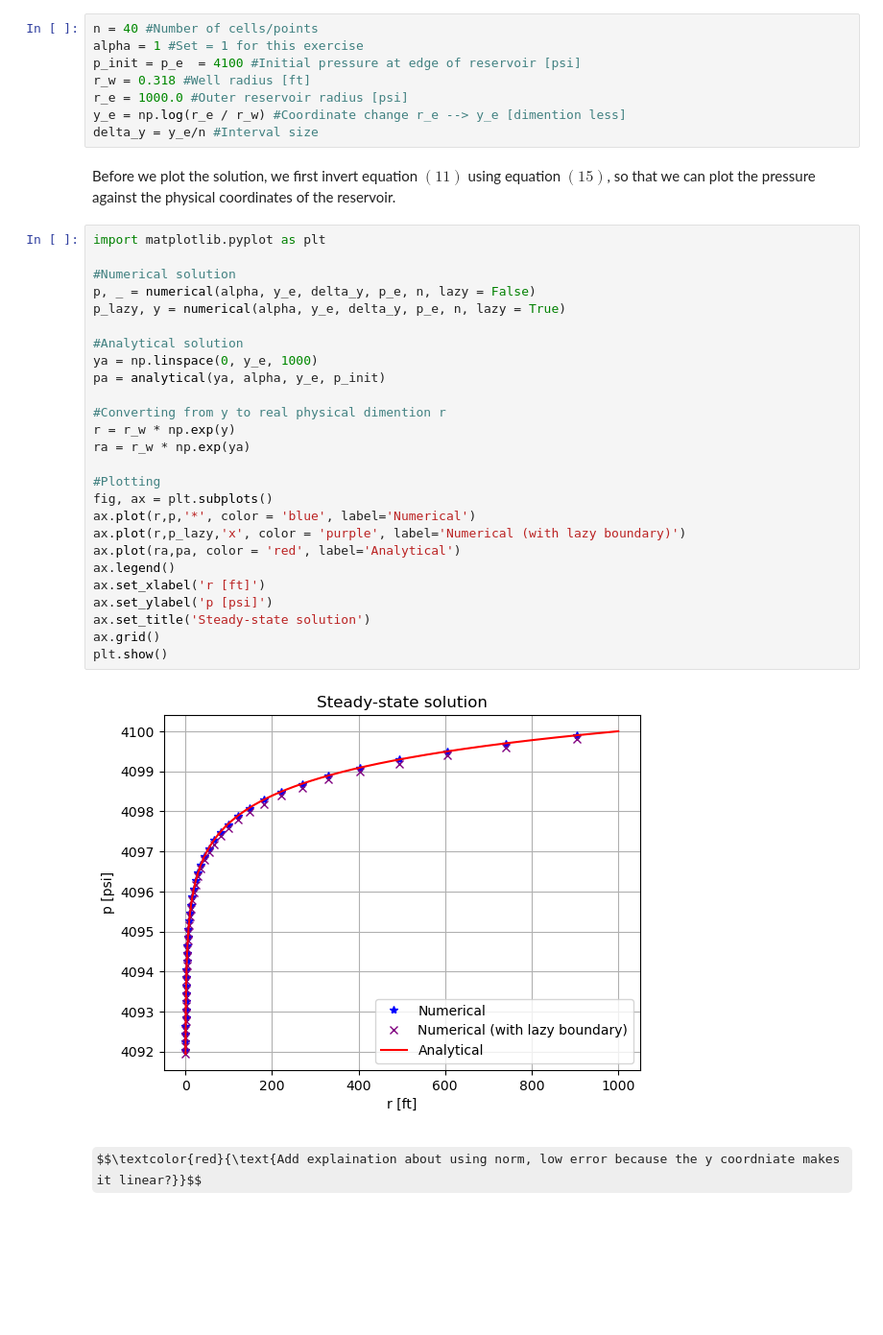
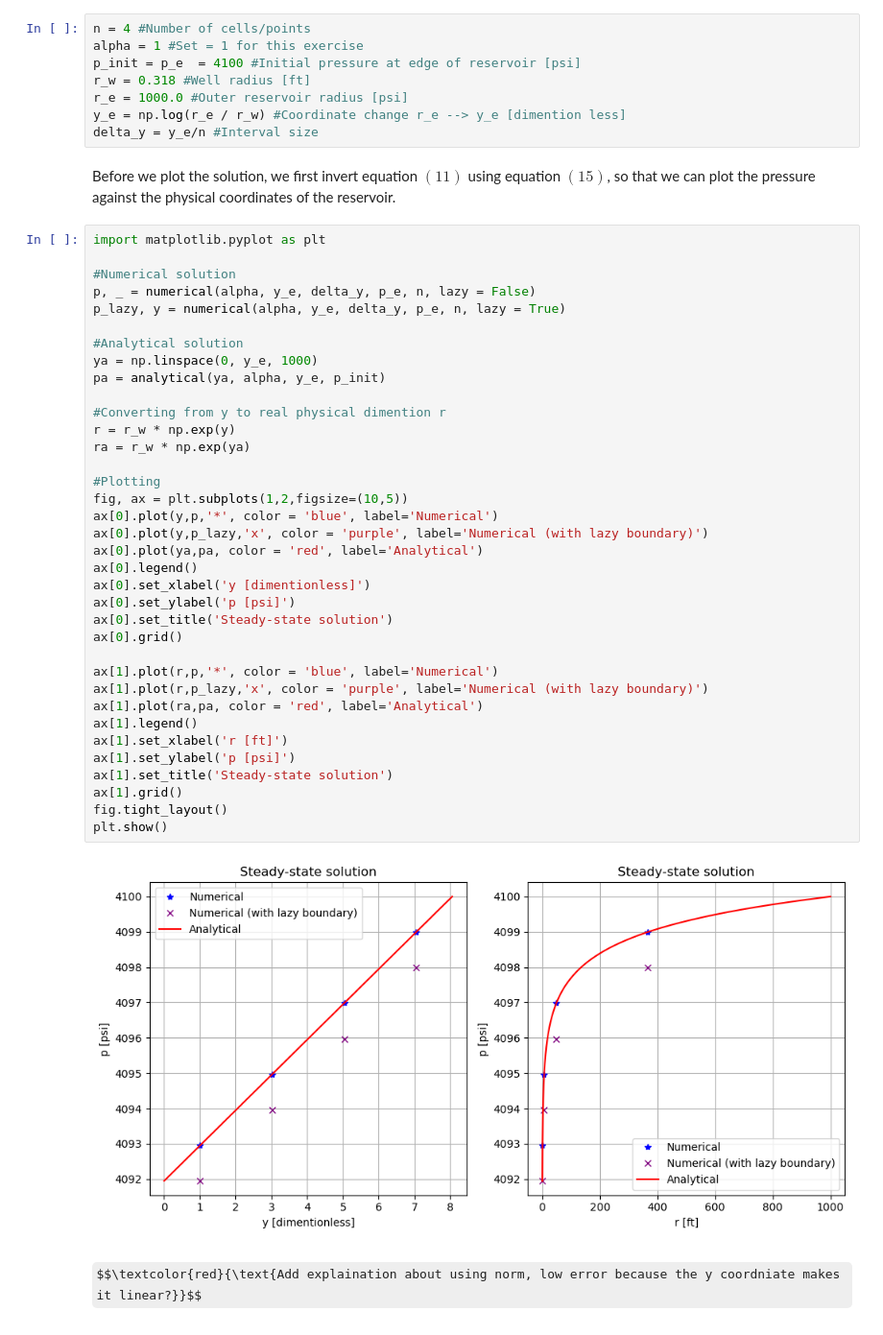
Before and after one commit to simengaasland/MOD510-Projects, a Jupyter notebook: Project 2/Project2_Report.ipynb, the cells around one changed output. Shown at 96% size. Drawn from its saved outputs; the diff is of its cells as text; some formulas as TeX source; blank space fills up the shorter version.

```diff
--- a/Project 2/Project2_Report.ipynb
+++ b/Project 2/Project2_Report.ipynb
@@ -292,7 +292,7 @@ def numerical(alpha, y_e, delta_y, p_e, n, lazy = False):
 # %% [markdown]
 From **appendix B** we have used the default model input parameters.
 # %%
-n = 40 #Number of cells/points
+n = 4 #Number of cells/points
 alpha = 1 #Set = 1 for this exercise
 p_init = p_e  = 4100 #Initial pressure at edge of reservoir [psi]
 r_w = 0.318 #Well radius [ft]
@@ -304,31 +304,41 @@ Before we plot the solution, we first invert equation $(11)$ using equation $(15
 # %%
 import matplotlib.pyplot as plt
 
 #Numerical solution
 p, _ = numerical(alpha, y_e, delta_y, p_e, n, lazy = False)
 p_lazy, y = numerical(alpha, y_e, delta_y, p_e, n, lazy = True)
 
 #Analytical solution
 ya = np.linspace(0, y_e, 1000)
 pa = analytical(ya, alpha, y_e, p_init)
 
 #Converting from y to real physical dimention r
 r = r_w * np.exp(y)
 ra = r_w * np.exp(ya)
 
 #Plotting
-fig, ax = plt.subplots()
-ax.plot(r,p,'*', color = 'blue', label='Numerical')
-ax.plot(r,p_lazy,'x', color = 'purple', label='Numerical (with lazy boundary)')
-ax.plot(ra,pa, color = 'red', label='Analytical')
-ax.legend()
-ax.set_xlabel('r [ft]')
-ax.set_ylabel('p [psi]')
-ax.set_title('Steady-state solution')
-ax.grid()
+fig, ax = plt.subplots(1,2,figsize=(10,5))
+ax[0].plot(y,p,'*', color = 'blue', label='Numerical')
+ax[0].plot(y,p_lazy,'x', color = 'purple', label='Numerical (with lazy boundary)')
+ax[0].plot(ya,pa, color = 'red', label='Analytical')
+ax[0].legend()
+ax[0].set_xlabel('y [dimentionless]')
+ax[0].set_ylabel('p [psi]')
+ax[0].set_title('Steady-state solution')
+ax[0].grid()
+
+ax[1].plot(r,p,'*', color = 'blue', label='Numerical')
+ax[1].plot(r,p_lazy,'x', color = 'purple', label='Numerical (with lazy boundary)')
+ax[1].plot(ra,pa, color = 'red', label='Analytical')
+ax[1].legend()
+ax[1].set_xlabel('r [ft]')
+ax[1].set_ylabel('p [psi]')
+ax[1].set_title('Steady-state solution')
+ax[1].grid()
+fig.tight_layout()
 plt.show()
 # %% [output]
-[figure, old version]
+[figure, new version]
 # %% [markdown]
 $$\textcolor{red}{\text{Add explaination about using norm, low error because the y coordniate makes it linear?}}$$
 # %%
```
Also changed, not shown: parts of 3 cells of this notebook, 1 other file.
